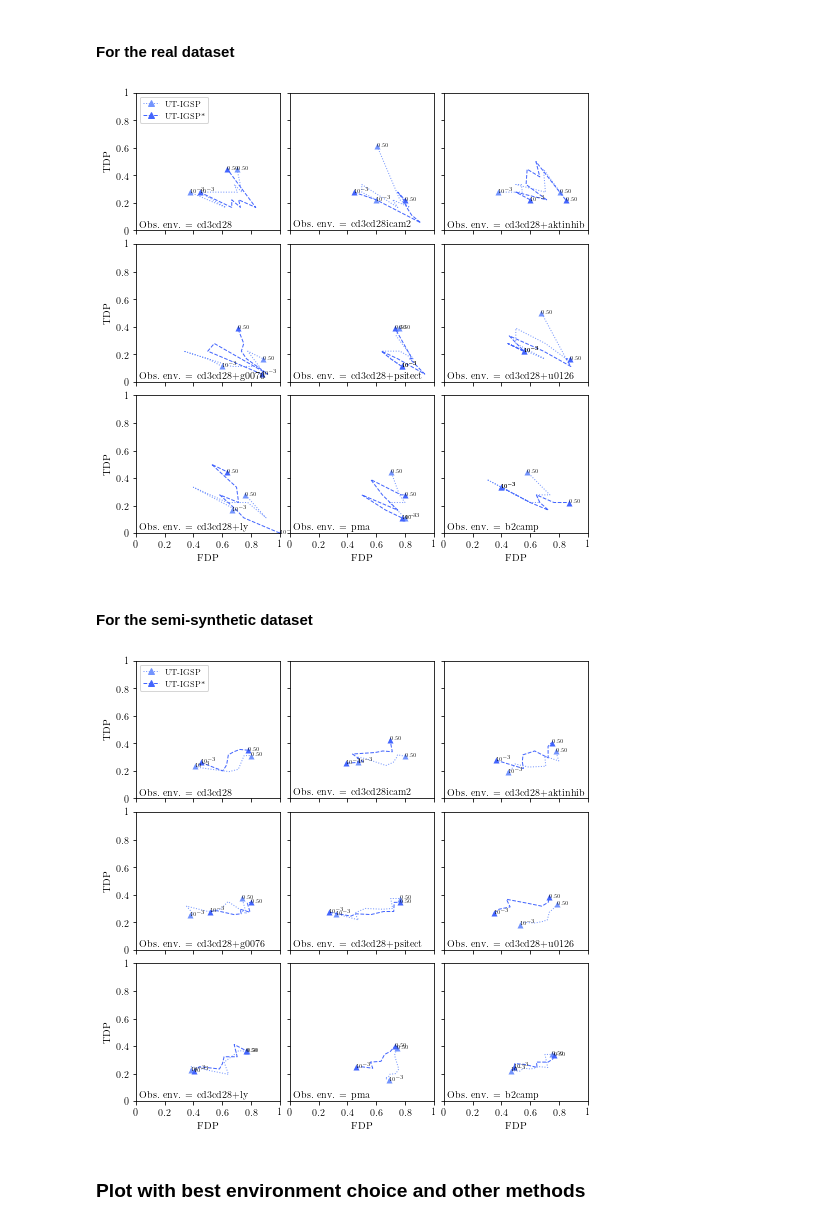
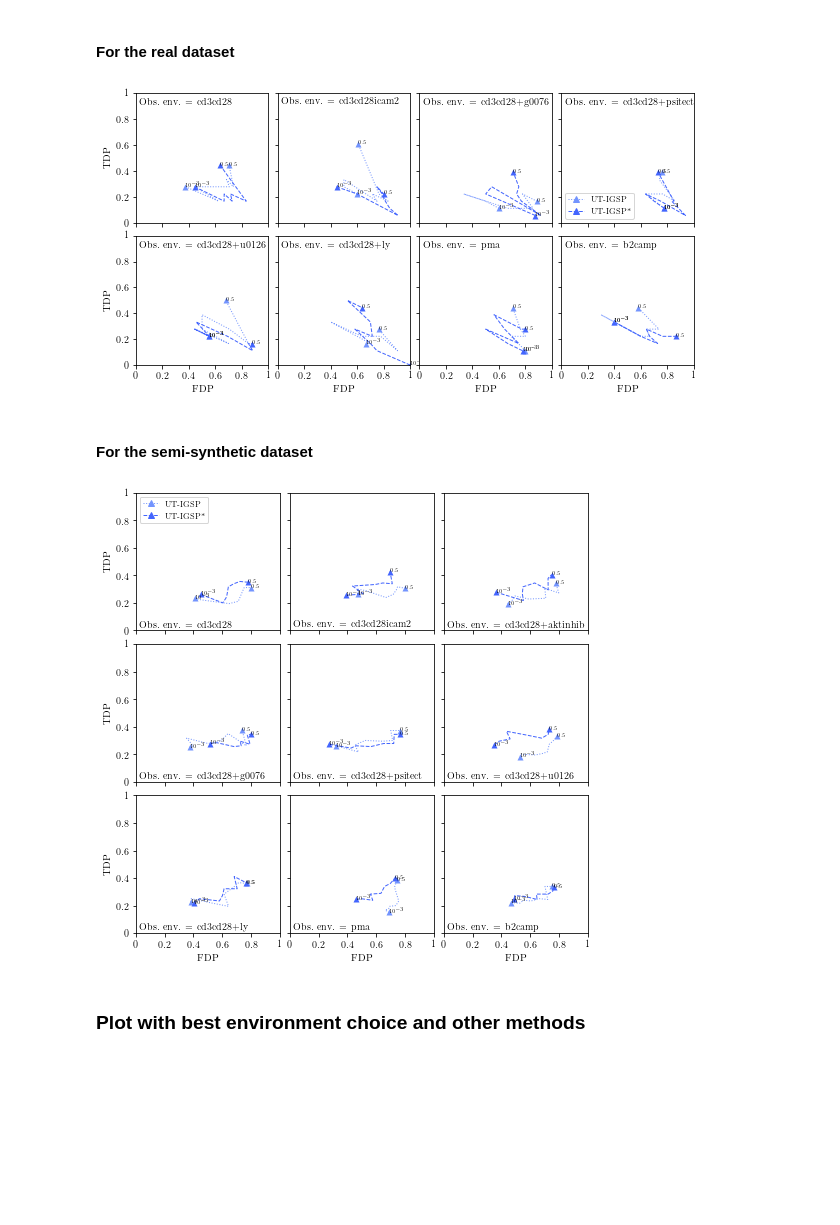
Before and after one commit to juangamella/gnies-paper, a Jupyter notebook: figures_sachs_experiments.ipynb, the cells around one changed output. Cells and saved outputs as stored; diff of their text form; code cells hidden in the pictures; blank space fills up the shorter version.

Commit message:
4x2 plot for obs. environments

```diff
--- a/figures_sachs_experiments.ipynb
+++ b/figures_sachs_experiments.ipynb
@@ -82,14 +82,14 @@ def extract_metrics(directory, filename, num):
         _, _, _, m, a = load_results(directory, filename % i,lambdas_idx=1)
         all_metrics.append(m)
         all_alphas.append(a)
-    fdp = [np.nanmean(m[metrics.type_1_structc], axis=(0,4))[:,0] for m in all_metrics]
-    tdp = [np.nanmean(m[metrics.type_2_structc], axis=(0,4))[:,0] for m in all_metrics]
+    t1e = [np.nanmean(m[metrics.type_1_structc], axis=(0,4))[:,0] for m in all_metrics]
+    t2e = [np.nanmean(m[metrics.type_2_structc], axis=(0,4))[:,0] for m in all_metrics]
     success = [np.nanmean(m[metrics.success_metric], axis=(0,4))[:,0] for m in all_metrics]
-    return fdp, tdp, all_alphas, success
+    return t1e, t2e, all_alphas, success
 # %% [markdown]
 ## Figures 8 and 9: UT-IGSP with different observational environments
 # %% [markdown]
 #### For the real dataset
 # %%
-fdp_gauss, tdp_gauss, alphas_gauss, _ = extract_metrics(directory_real, 'ut_igsp_gauss_obs:%d', 9)
-fdp_hsic, tdp_hsic, alphas_hsic, _ = extract_metrics(directory_real, 'ut_igsp_hsic_obs:%d', 9)
+t1e_gauss, t2e_gauss, alphas_gauss, _ = extract_metrics(directory_real, 'ut_igsp_gauss_obs:%d', 9)
+t1e_hsic, t2e_hsic, alphas_hsic, _ = extract_metrics(directory_real, 'ut_igsp_hsic_obs:%d', 9)
@@ -155,45 +155,47 @@ def plot_metric(ax, values_x, values_y, lambdas, method, points, text, gray=Fals
             ax.text(values_x[j], values_y[j], fmt % l, fontsize=textsize, ha="left")
         if l==lambdas[-1] and text[1] is not None:
             ax.text(values_x[j], values_y[j], ("$"+text[1]+"$") % l, fontsize=textsize, ha="left")
         if j in points:
             ax.scatter(values_x[j], values_y[j], color=c, marker=marker[method], linewidth=0)
 
 cols = 3
-d = 2.7
-gs = gridspec.GridSpec(cols, cols, wspace=0.07, hspace=0.1)
-plt.figure(figsize=(d*cols,d*cols))
+d = 2.5
+#gs = gridspec.GridSpec(cols, cols, wspace=0.07, hspace=0.1)
+#plt.figure(figsize=(d*cols,d*cols))
+gs = gridspec.GridSpec(2, 4, wspace=0.07, hspace=0.1)
+plt.figure(figsize=(d*4,d*2))
 ax = plt.gca()
 
-for i in range(9):
+for k,i in enumerate([j for j in range(9) if j != 2]):
     ###########################
     # PLOT REAL DATA
-    plt.subplot(gs[i])
+    plt.subplot(gs[k])
     ax = plt.gca()
-    if i == 0:
+    if k == 3:
         ax0 = ax
     # Plot UT-IGSP
-    plot_metric(ax, fdp_gauss[i], tdp_gauss[i], alphas_gauss[i], 'ut_igsp', [0,len(alphas_gauss[i])-1], ["%0.2f", "%0.2f"])
+    plot_metric(ax, t1e_gauss[i], t2e_gauss[i], alphas_gauss[i], 'ut_igsp', [0,len(alphas_gauss[i])-1], ["%0.2f", "%0.1f"])
     # Plot UT-IGSP*
-    plot_metric(ax, fdp_hsic[i], tdp_hsic[i], alphas_hsic[i], 'ut_igsp_hsic', [0,len(alphas_hsic[i])-1], ["%0.2f", "%0.2f"])
-    set_ax(ax, yticks=i % 3 == 0, xticks=i >= 6)
-    ax.text(0.025,0.025,"Obs. env. = %s" % env_names[i+1])
+    plot_metric(ax, t1e_hsic[i], t2e_hsic[i], alphas_hsic[i], 'ut_igsp_hsic', [0,len(alphas_hsic[i])-1], ["%0.2f", "%0.1f"])
+    set_ax(ax, yticks=k % 4 == 0, xticks=k >= 4)
+    ax.text(0.025,0.91,"Obs. env. = %s" % env_names[i+1])
 # Build legend
 method_entries = [Line2D([0], [0],
                          linewidth=1,
                          linestyle=style[method],
                          marker=marker[method],
                          color=color[method]) for method in print_names.keys()]
 method_str = list(print_names.values())
 ax0.legend(method_entries, #+ sample_size_entries
           method_str, # + sample_size_str
           prop={'size':8},
-          loc='upper left',
+          loc='lower left',
         ncol=1)
 
 filename = 'figures/figure_sachs_real_all_obs.pdf'
 plt.savefig(filename, bbox_inches='tight')
 # %% [output]
-[figure, old version]
+[figure, new version]
 # %% [markdown]
 #### For the semi-synthetic dataset
 # %%
@@ -278,9 +280,9 @@ for i in range(9):
     if i == 0:
         ax0 = ax
     # Plot UT-IGSP
-    plot_metric(ax, fdp_gauss[i], tdp_gauss[i], alphas_gauss[i], 'ut_igsp', [0,len(alphas_gauss[i])-1], ["%0.2f", "%0.2f"])
+    plot_metric(ax, t1e_gauss[i], t2e_gauss[i], alphas_gauss[i], 'ut_igsp', [0,len(alphas_gauss[i])-1], ["%0.2f", "%0.1f"])
     # Plot UT-IGSP*
-    plot_metric(ax, fdp_hsic[i], tdp_hsic[i], alphas_hsic[i], 'ut_igsp_hsic', [0,len(alphas_hsic[i])-1], ["%0.2f", "%0.2f"])
+    plot_metric(ax, t1e_hsic[i], t2e_hsic[i], alphas_hsic[i], 'ut_igsp_hsic', [0,len(alphas_hsic[i])-1], ["%0.2f", "%0.1f"])
     set_ax(ax, yticks=i % 3 == 0, xticks=i >= 6)
     ax.text(0.025,0.025,"Obs. env. = %s" % env_names[i+1])
 # Build legend
@@ -299,7 +301,7 @@ ax0.legend(method_entries, #+ sample_size_entries
 filename = 'figures/figure_sachs_drf_all_obs.pdf'
 plt.savefig(filename, bbox_inches='tight')
 # %% [output]
-[figure, old version]
+[figure, new version]
 # %% [markdown]
 ### Plot with best environment choice and other methods
 # %% [markdown]
```
Also changed, not shown: parts of 8 cells of this notebook.
